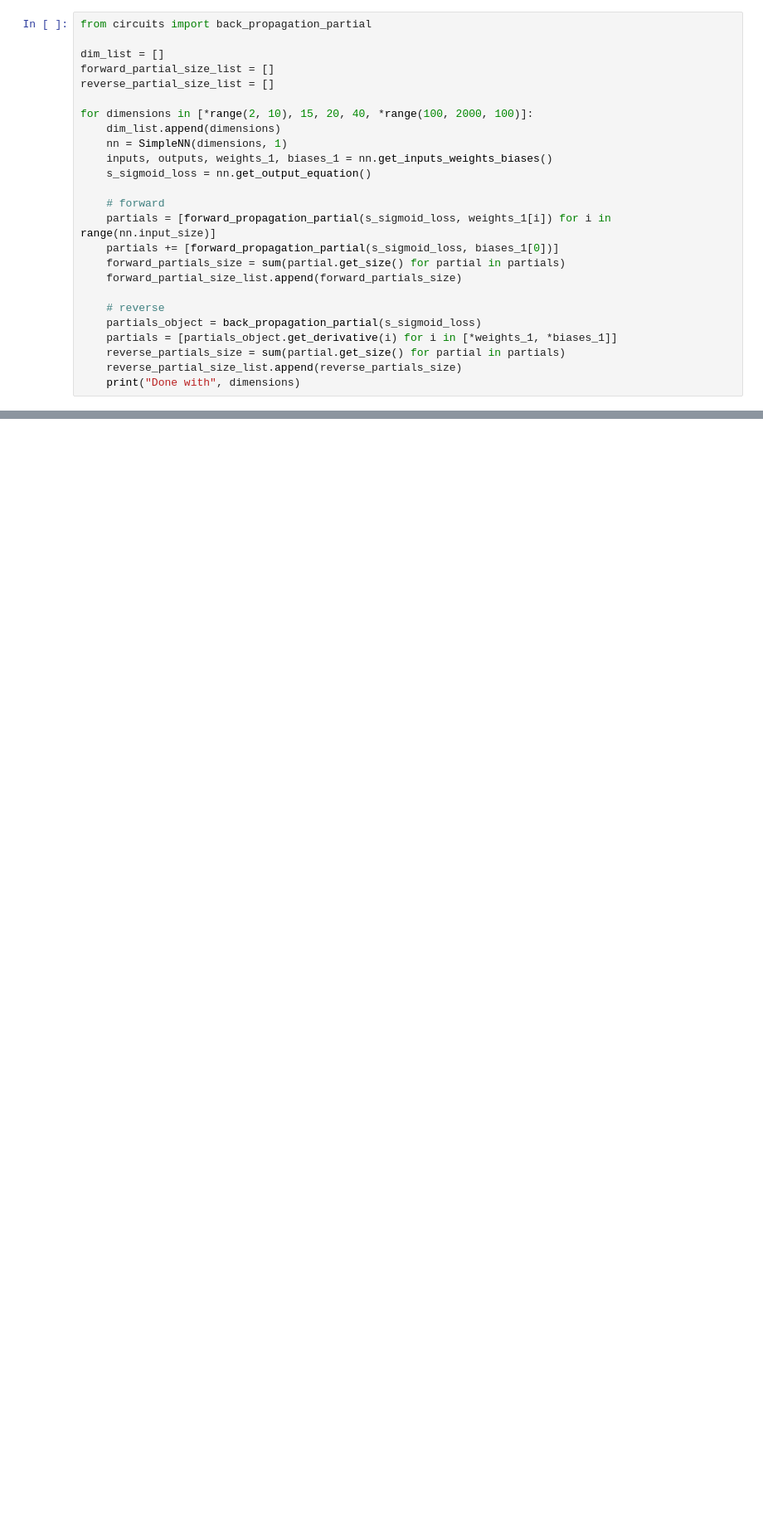
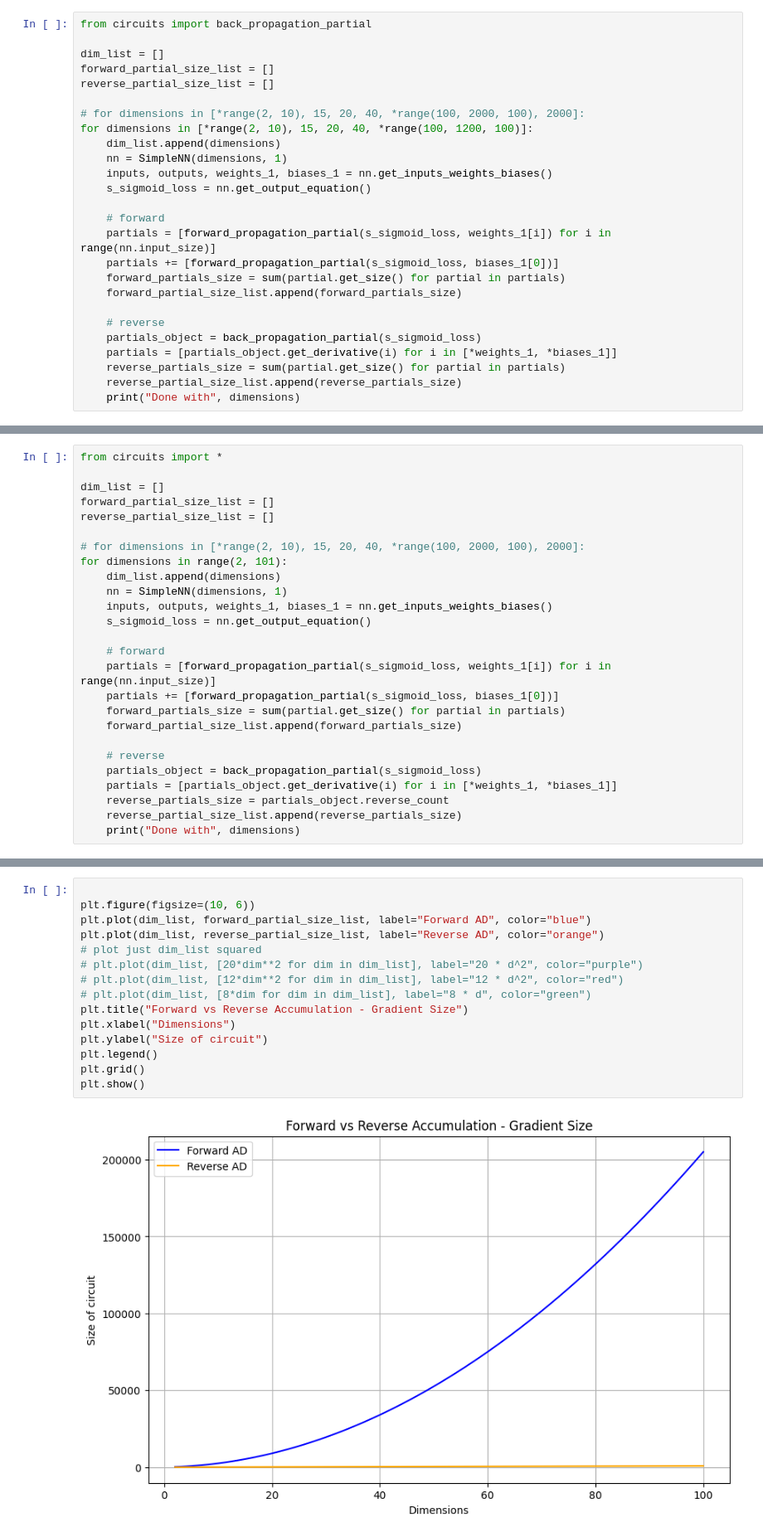
Before and after one commit to Shortarms703/csi4103-final-project, a Jupyter notebook: training_time_graphs.ipynb, the cells around one changed output, grey strips where cells are left out. Shown at 83% size. Drawn from its saved outputs; the diff is of its cells as text; blank space fills up the shorter version.

```diff
--- a/training_time_graphs.ipynb
+++ b/training_time_graphs.ipynb
@@ -115,7 +134,8 @@ dim_list = []
 forward_partial_size_list = []
 reverse_partial_size_list = []
 
-for dimensions in [*range(2, 10), 15, 20, 40, *range(100, 2000, 100)]:
+# for dimensions in [*range(2, 10), 15, 20, 40, *range(100, 2000, 100), 2000]:
+for dimensions in [*range(2, 10), 15, 20, 40, *range(100, 1200, 100)]:
     dim_list.append(dimensions)
     nn = SimpleNN(dimensions, 1)
     inputs, outputs, weights_1, biases_1 = nn.get_inputs_weights_biases()
@@ -181,0 +181,26 @@ plt.show()
+# %%
+from circuits import *
+
+dim_list = []
+forward_partial_size_list = []
+reverse_partial_size_list = []
+
+# for dimensions in [*range(2, 10), 15, 20, 40, *range(100, 2000, 100), 2000]:
+for dimensions in range(2, 101):
+    dim_list.append(dimensions)
+    nn = SimpleNN(dimensions, 1)
+    inputs, outputs, weights_1, biases_1 = nn.get_inputs_weights_biases()
+    s_sigmoid_loss = nn.get_output_equation()
+
+    # forward
+    partials = [forward_propagation_partial(s_sigmoid_loss, weights_1[i]) for i in range(nn.input_size)]
+    partials += [forward_propagation_partial(s_sigmoid_loss, biases_1[0])]
+    forward_partials_size = sum(partial.get_size() for partial in partials)
+    forward_partial_size_list.append(forward_partials_size)
+
+    # reverse
+    partials_object = back_propagation_partial(s_sigmoid_loss)
+    partials = [partials_object.get_derivative(i) for i in [*weights_1, *biases_1]]
+    reverse_partials_size = partials_object.reverse_count
+    reverse_partial_size_list.append(reverse_partials_size)
+    print("Done with", dimensions)
@@ -181,0 +231,17 @@ plt.show()
+# %%
+
+plt.figure(figsize=(10, 6))
+plt.plot(dim_list, forward_partial_size_list, label="Forward AD", color="blue")
+plt.plot(dim_list, reverse_partial_size_list, label="Reverse AD", color="orange")
+# plot just dim_list squared
+# plt.plot(dim_list, [20*dim**2 for dim in dim_list], label="20 * d^2", color="purple")
+# plt.plot(dim_list, [12*dim**2 for dim in dim_list], label="12 * d^2", color="red")
+# plt.plot(dim_list, [8*dim for dim in dim_list], label="8 * d", color="green")
+plt.title("Forward vs Reverse Accumulation - Gradient Size")
+plt.xlabel("Dimensions")
+plt.ylabel("Size of circuit")
+plt.legend()
+plt.grid()
+plt.show()
+# %% [output]
+[figure, added]
```
Also changed, not shown: parts of 13 cells of this notebook, 7 other files.
